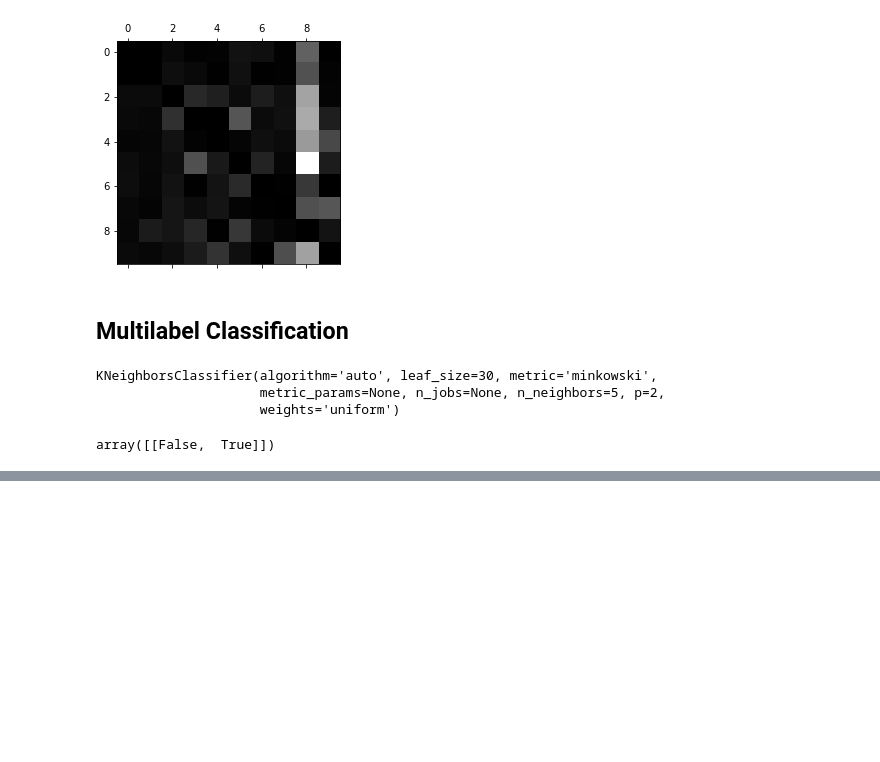
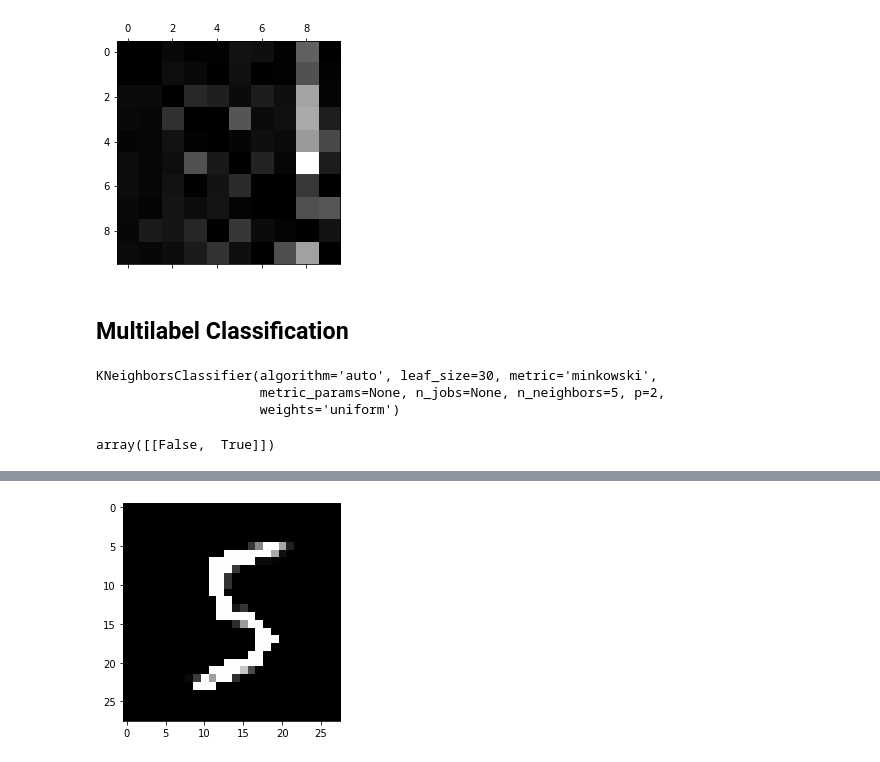
Before and after one commit to dcoxnard/handsonml_notes_solutions, a Jupyter notebook: 03_2_mnist.ipynb, the cells around one changed output, grey strips where cells are left out. Cells and saved outputs as stored; diff of their text form; code cells hidden in the pictures; blank space fills up the shorter version.

```diff
--- a/02_2_mnist.ipynb
+++ b/03_2_mnist.ipynb
@@ -354,0 +381,7 @@ array([[False,  True]])
+# %%
+# Inspect a cleaned image
+
+clean_digit = knn_clf.predict([X_train_noisy[0]])
+plt.imshow(clean_digit.reshape(28,28), cmap=plt.cm.gray);
+# %% [output]
+[figure, added]
```
Also changed, not shown: parts of 6 cells of this notebook, 2 other files.
